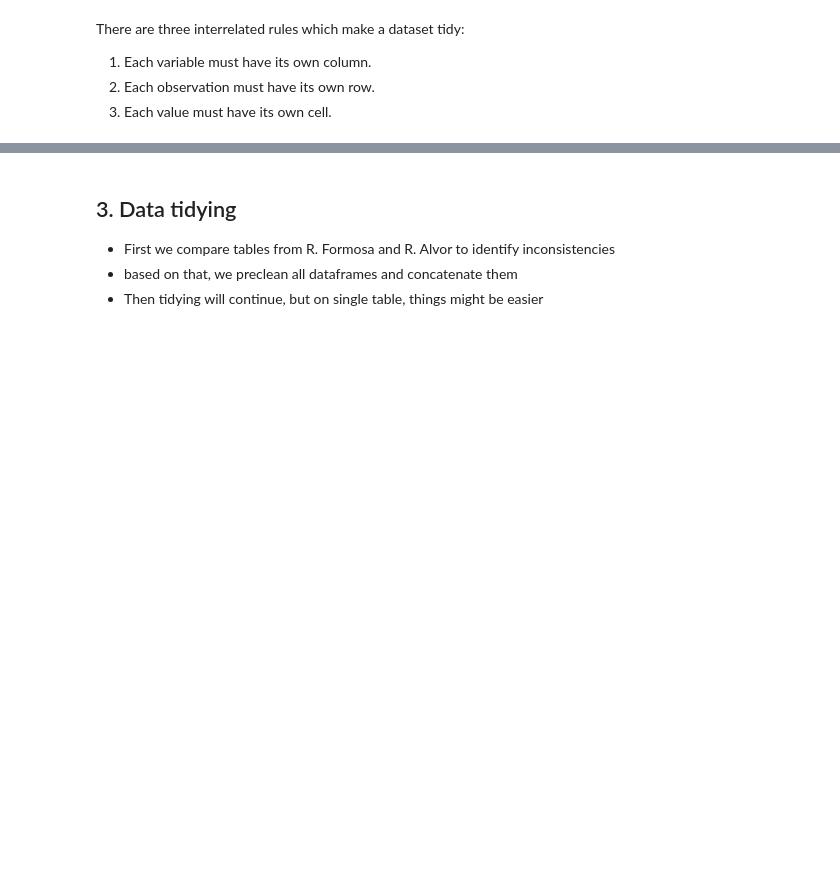
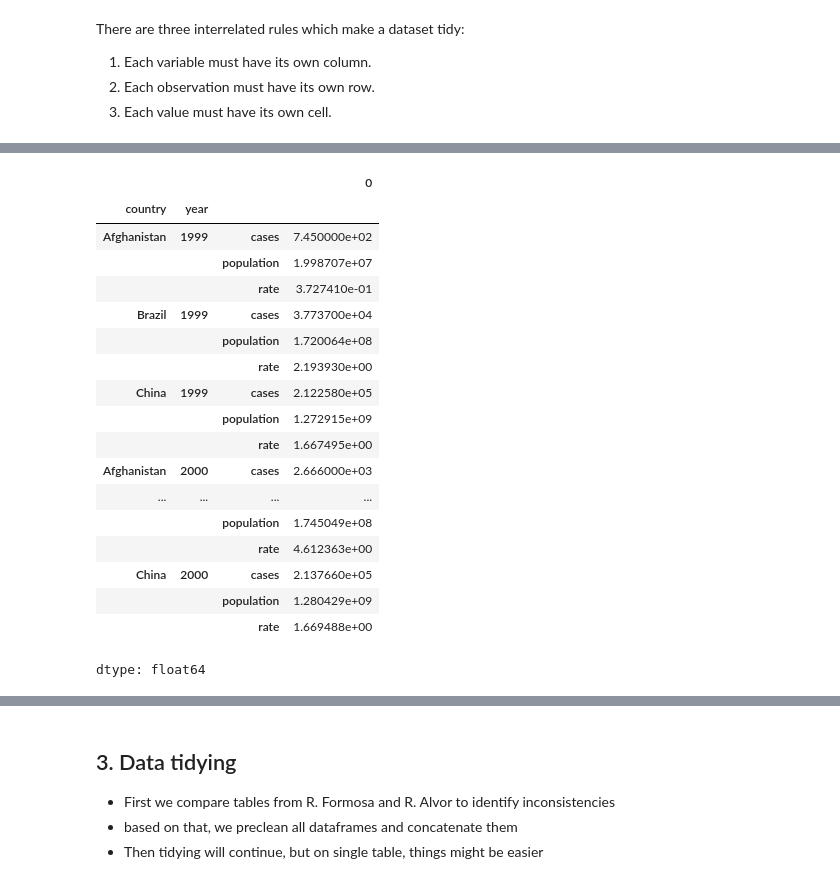
Before and after one commit to Py-ualg/2025-tidy-python, a Jupyter notebook: tutorials/nb2_tidy_data.ipynb, the cells around one changed output, grey strips where cells are left out. Saved outputs shown, nothing was run; the diff lists cells and outputs as text; code cells hidden in the pictures; blank space fills up the shorter version.

```diff
--- a/tutorials/nb2_tidy_data.ipynb
+++ b/tutorials/nb2_tidy_data.ipynb
@@ -169,0 +251,3 @@ There are three interrelated rules which make a dataset tidy:
+# %%
+table4a_sol = table4a.melt(id_vars=['country'], var_name='year', value_name='cases')
+table4a_sol
@@ -169,0 +262,3 @@ There are three interrelated rules which make a dataset tidy:
+# %%
+table4b_sol = table4b.melt(id_vars=['country'], var_name='year', value_name='population')
+table4b_sol
@@ -169,0 +273,4 @@ There are three interrelated rules which make a dataset tidy:
+# %%
+table4 = pd.merge(table4a_sol, table4b_sol, on=['country', 'year'])
+table4['rate'] = table4['cases'] / table4['population'] * 10000
+table4
@@ -169,0 +299,3 @@ There are three interrelated rules which make a dataset tidy:
+# %%
+table4b = table4.set_index(['country', 'year'])
+table4b
@@ -169,0 +311,23 @@ There are three interrelated rules which make a dataset tidy:
+# %%
+df = table4b.stack()
+df
+# %% [output]
+|  |  |  | 0 |
+| country | year |  |  |
+| Afghanistan | 1999 | cases | 7.450000e+02 |
+|  |  | population | 1.998707e+07 |
+|  |  | rate | 3.727410e-01 |
+| Brazil | 1999 | cases | 3.773700e+04 |
+|  |  | population | 1.720064e+08 |
+|  |  | rate | 2.193930e+00 |
+| China | 1999 | cases | 2.122580e+05 |
+|  |  | population | 1.272915e+09 |
+|  |  | rate | 1.667495e+00 |
+| Afghanistan | 2000 | cases | 2.666000e+03 |
+| ... | ... | ... | ... |
+|  |  | population | 1.745049e+08 |
+|  |  | rate | 4.612363e+00 |
+| China | 2000 | cases | 2.137660e+05 |
+|  |  | population | 1.280429e+09 |
+|  |  | rate | 1.669488e+00 |
+dtype: float64
```
Also changed, not shown: parts of 22 cells of this notebook.
